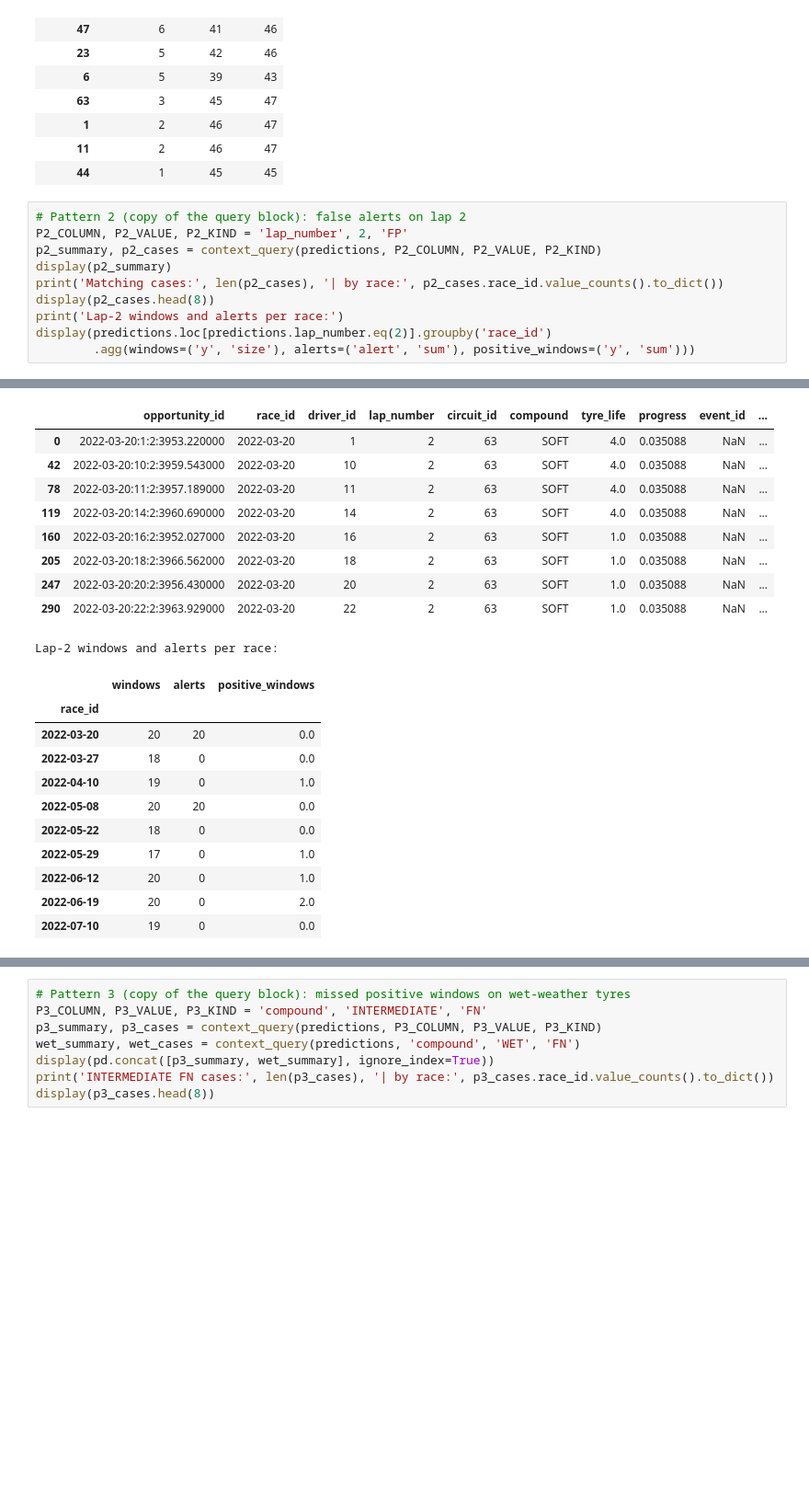
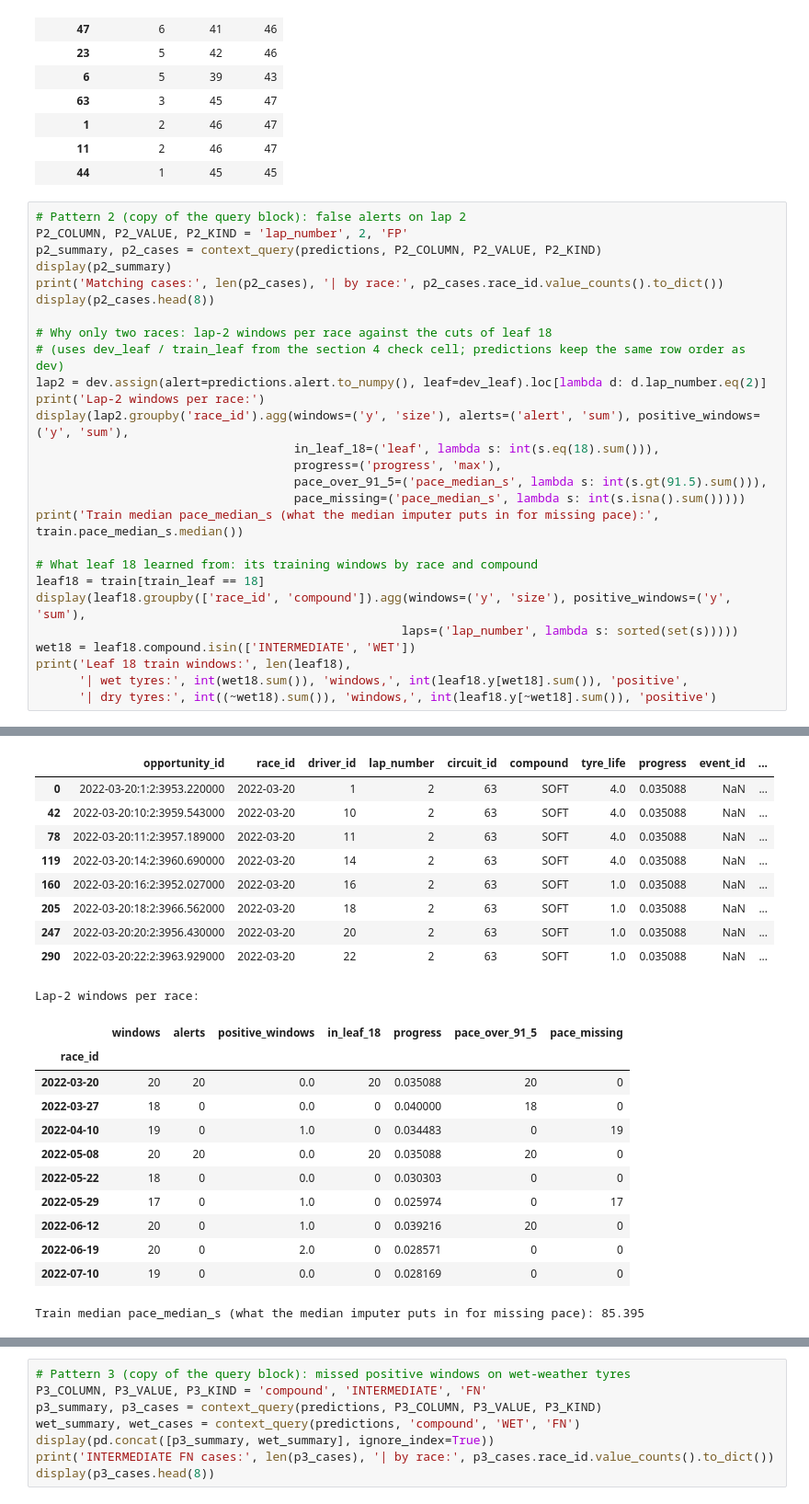
Before and after one commit to remplenque/Lab3_AI_Workshop, a Jupyter notebook: Lab03_ModelComparison_Student_v3.ipynb, the cells around one changed output, grey strips where cells are left out. Shown at 92% size. Cells and saved outputs as stored; diff of their text form; blank space fills up the shorter version.

```diff
--- a/Lab03_ModelComparison_Student_v3.ipynb
+++ b/Lab03_ModelComparison_Student_v3.ipynb
@@ -493,35 +498,53 @@ Races: {'2022-06-12': 51}
 # %%
 # Pattern 2 (copy of the query block): false alerts on lap 2
 P2_COLUMN, P2_VALUE, P2_KIND = 'lap_number', 2, 'FP'
 p2_summary, p2_cases = context_query(predictions, P2_COLUMN, P2_VALUE, P2_KIND)
 display(p2_summary)
 print('Matching cases:', len(p2_cases), '| by race:', p2_cases.race_id.value_counts().to_dict())
 display(p2_cases.head(8))
-print('Lap-2 windows and alerts per race:')
-display(predictions.loc[predictions.lap_number.eq(2)].groupby('race_id')
-        .agg(windows=('y', 'size'), alerts=('alert', 'sum'), positive_windows=('y', 'sum')))
+
+# Why only two races: lap-2 windows per race against the cuts of leaf 18
+# (uses dev_leaf / train_leaf from the section 4 check cell; predictions keep the same row order as dev)
+lap2 = dev.assign(alert=predictions.alert.to_numpy(), leaf=dev_leaf).loc[lambda d: d.lap_number.eq(2)]
+print('Lap-2 windows per race:')
+display(lap2.groupby('race_id').agg(windows=('y', 'size'), alerts=('alert', 'sum'), positive_windows=('y', 'sum'),
+                                    in_leaf_18=('leaf', lambda s: int(s.eq(18).sum())),
+                                    progress=('progress', 'max'),
+                                    pace_over_91_5=('pace_median_s', lambda s: int(s.gt(91.5).sum())),
+                                    pace_missing=('pace_median_s', lambda s: int(s.isna().sum()))))
+print('Train median pace_median_s (what the median imputer puts in for missing pace):', train.pace_median_s.median())
+
+# What leaf 18 learned from: its training windows by race and compound
+leaf18 = train[train_leaf == 18]
+display(leaf18.groupby(['race_id', 'compound']).agg(windows=('y', 'size'), positive_windows=('y', 'sum'),
+                                                   laps=('lap_number', lambda s: sorted(set(s)))))
+wet18 = leaf18.compound.isin(['INTERMEDIATE', 'WET'])
+print('Leaf 18 train windows:', len(leaf18),
+      '| wet tyres:', int(wet18.sum()), 'windows,', int(leaf18.y[wet18].sum()), 'positive',
+      '| dry tyres:', int((~wet18).sum()), 'windows,', int(leaf18.y[~wet18].sum()), 'positive')
 # %% [output]
 |  | context_column | context_value | n | TP | FP | FN | TN | alerts | negative_windows | ... |
 | 0 | lap_number | 2 | 171 | 0 | 40 | 5 | 126 | 40 | 166 | ... |
 Matching cases: 40 | by race: {'2022-03-20': 20, '2022-05-08': 20}
 |  | opportunity_id | race_id | driver_id | lap_number | circuit_id | compound | tyre_life | progress | event_id | ... |
 | 0 | 2022-03-20:1:2:3953.220000 | 2022-03-20 | 1 | 2 | 63 | SOFT | 4.0 | 0.035088 | NaN | ... |
 | 42 | 2022-03-20:10:2:3959.543000 | 2022-03-20 | 10 | 2 | 63 | SOFT | 4.0 | 0.035088 | NaN | ... |
 | 78 | 2022-03-20:11:2:3957.189000 | 2022-03-20 | 11 | 2 | 63 | SOFT | 4.0 | 0.035088 | NaN | ... |
 | 119 | 2022-03-20:14:2:3960.690000 | 2022-03-20 | 14 | 2 | 63 | SOFT | 4.0 | 0.035088 | NaN | ... |
 | 160 | 2022-03-20:16:2:3952.027000 | 2022-03-20 | 16 | 2 | 63 | SOFT | 1.0 | 0.035088 | NaN | ... |
 | 205 | 2022-03-20:18:2:3966.562000 | 2022-03-20 | 18 | 2 | 63 | SOFT | 1.0 | 0.035088 | NaN | ... |
 | 247 | 2022-03-20:20:2:3956.430000 | 2022-03-20 | 20 | 2 | 63 | SOFT | 1.0 | 0.035088 | NaN | ... |
 | 290 | 2022-03-20:22:2:3963.929000 | 2022-03-20 | 22 | 2 | 63 | SOFT | 1.0 | 0.035088 | NaN | ... |
-Lap-2 windows and alerts per race:
+Lap-2 windows per race:
-|  | windows | alerts | positive_windows |
-| race_id |  |  |  |
-| 2022-03-20 | 20 | 20 | 0.0 |
-| 2022-03-27 | 18 | 0 | 0.0 |
-| 2022-04-10 | 19 | 0 | 1.0 |
-| 2022-05-08 | 20 | 20 | 0.0 |
-| 2022-05-22 | 18 | 0 | 0.0 |
-| 2022-05-29 | 17 | 0 | 1.0 |
-| 2022-06-12 | 20 | 0 | 1.0 |
-| 2022-06-19 | 20 | 0 | 2.0 |
-| 2022-07-10 | 19 | 0 | 0.0 |
+|  | windows | alerts | positive_windows | in_leaf_18 | progress | pace_over_91_5 | pace_missing |
+| race_id |  |  |  |  |  |  |  |
+| 2022-03-20 | 20 | 20 | 0.0 | 20 | 0.035088 | 20 | 0 |
+| 2022-03-27 | 18 | 0 | 0.0 | 0 | 0.040000 | 18 | 0 |
+| 2022-04-10 | 19 | 0 | 1.0 | 0 | 0.034483 | 0 | 19 |
+| 2022-05-08 | 20 | 20 | 0.0 | 20 | 0.035088 | 20 | 0 |
+| 2022-05-22 | 18 | 0 | 0.0 | 0 | 0.030303 | 0 | 0 |
+| 2022-05-29 | 17 | 0 | 1.0 | 0 | 0.025974 | 0 | 17 |
+| 2022-06-12 | 20 | 0 | 1.0 | 0 | 0.039216 | 20 | 0 |
+| 2022-06-19 | 20 | 0 | 2.0 | 0 | 0.028571 | 0 | 0 |
+| 2022-07-10 | 19 | 0 | 0.0 | 0 | 0.028169 | 0 | 0 |
+Train median pace_median_s (what the median imputer puts in for missing pace): 85.395
```
Also changed, not shown: parts of 5 cells of this notebook, 3 other files.
